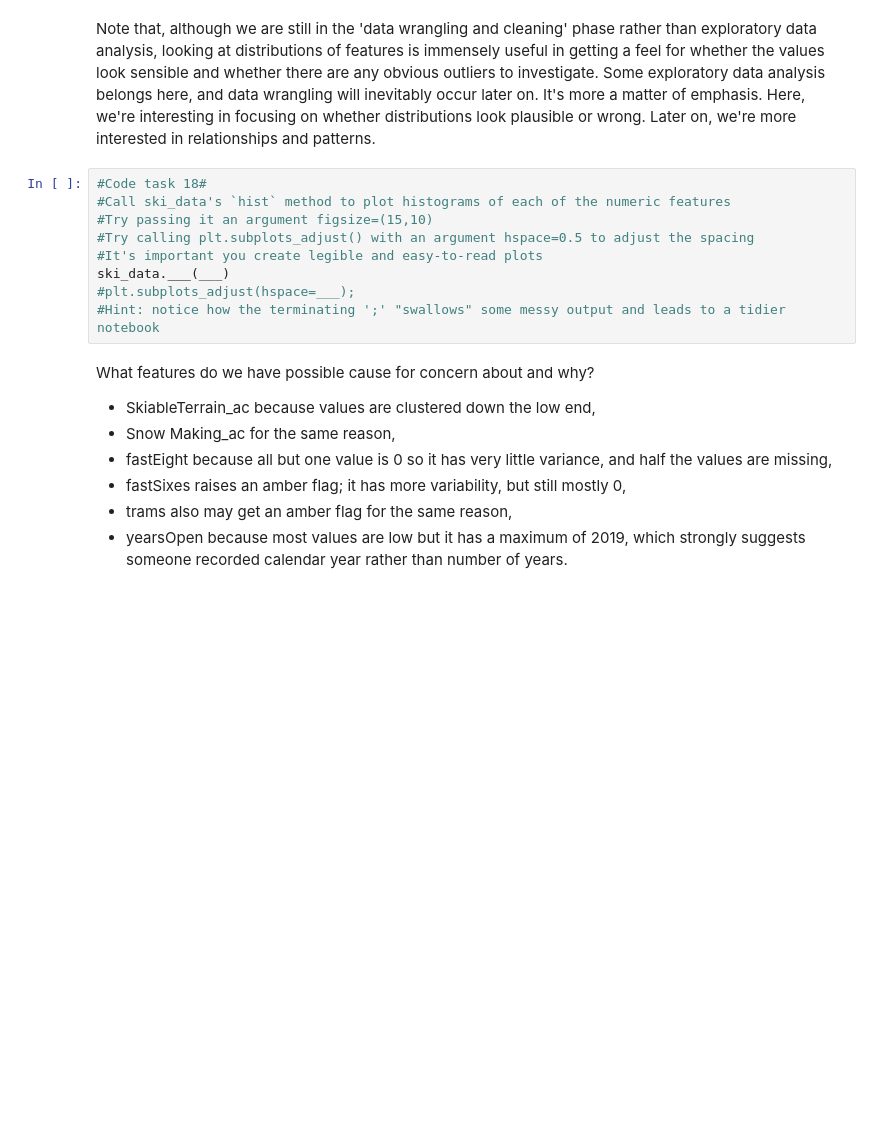
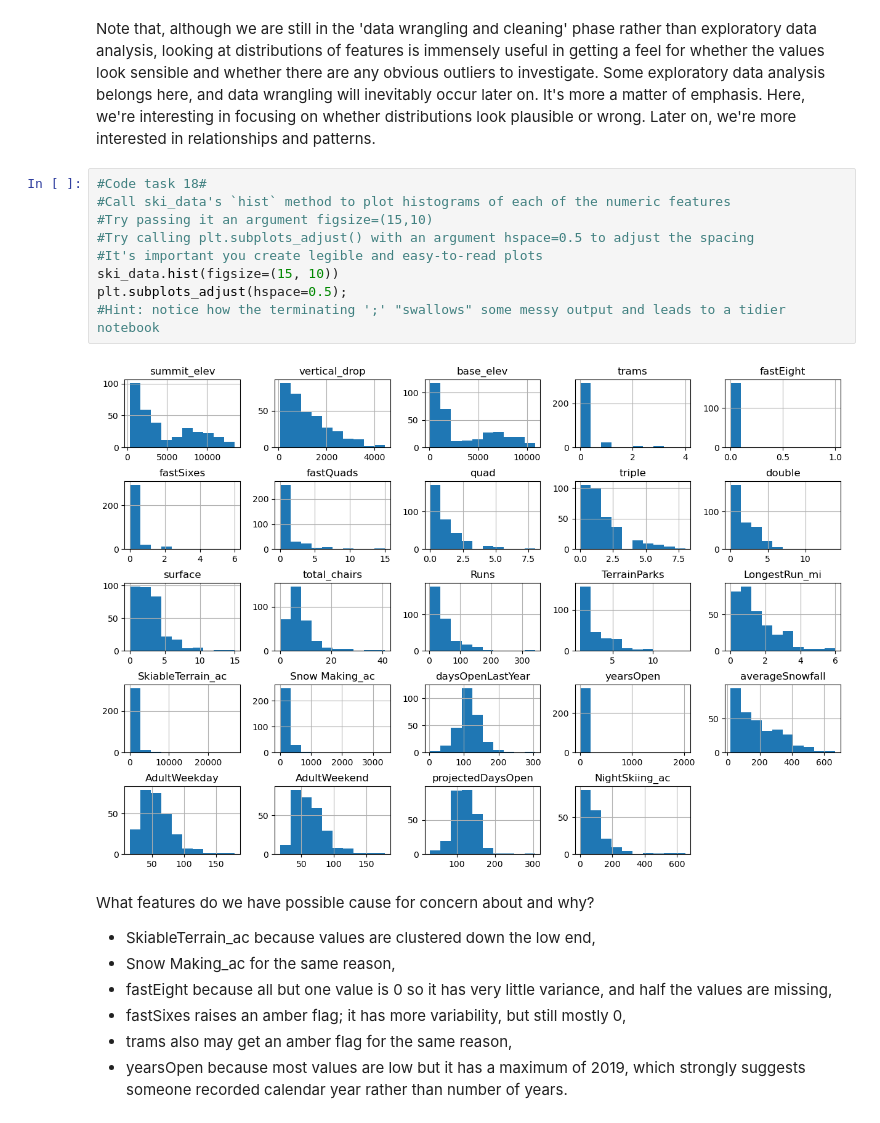
Before and after one commit to RajeshkumarA/Springboard_assignments, a Jupyter notebook: 02_data_wrangling_RajeshAnanthula.ipynb, the cells around one changed output. Saved outputs shown, nothing was run; the diff lists cells and outputs as text; blank space fills up the shorter version.

```diff
--- a/02_data_wrangling_RajeshAnanthula.ipynb
+++ b/02_data_wrangling_RajeshAnanthula.ipynb
@@ -324,12 +503,14 @@ Note that, although we are still in the 'data wrangling and cleaning' phase rath
 # %%
 #Code task 18#
 #Call ski_data's `hist` method to plot histograms of each of the numeric features
 #Try passing it an argument figsize=(15,10)
 #Try calling plt.subplots_adjust() with an argument hspace=0.5 to adjust the spacing
 #It's important you create legible and easy-to-read plots
-ski_data.___(___)
-#plt.subplots_adjust(hspace=___);
+ski_data.hist(figsize=(15, 10))
+plt.subplots_adjust(hspace=0.5);
 #Hint: notice how the terminating ';' "swallows" some messy output and leads to a tidier notebook
+# %% [output]
+[figure, added]
 # %% [markdown]
 What features do we have possible cause for concern about and why?
 
```
Also changed, not shown: parts of 73 cells of this notebook.
